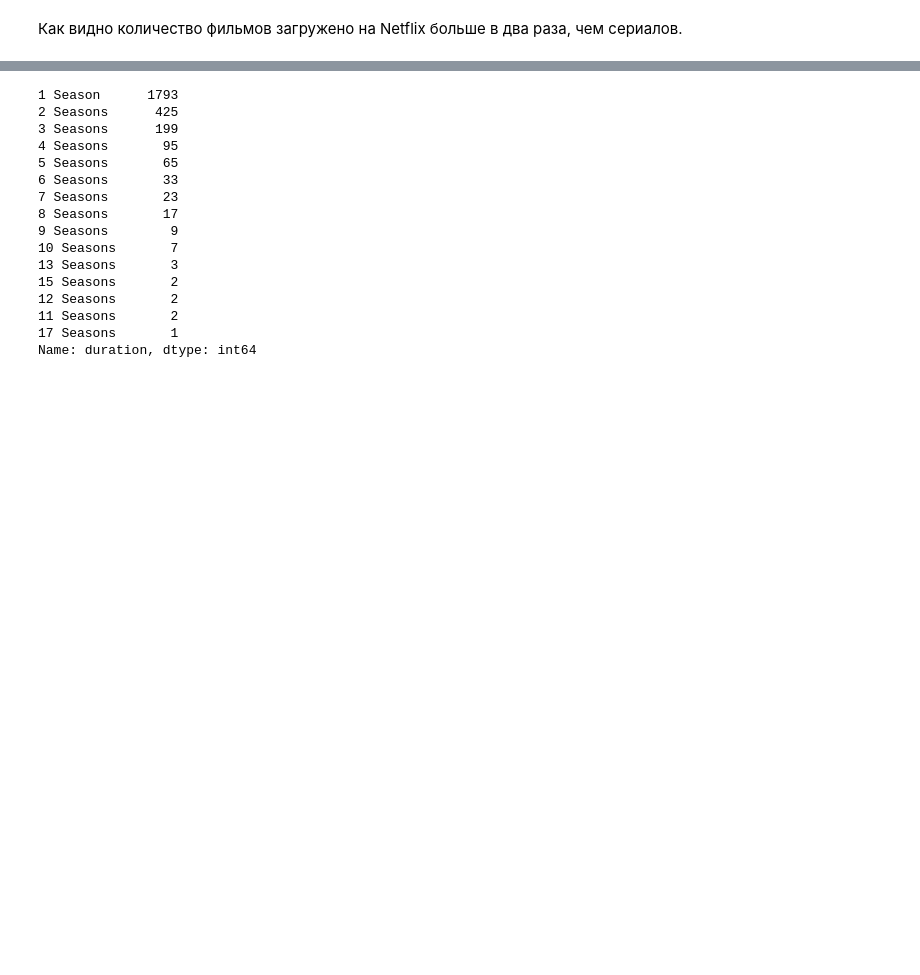
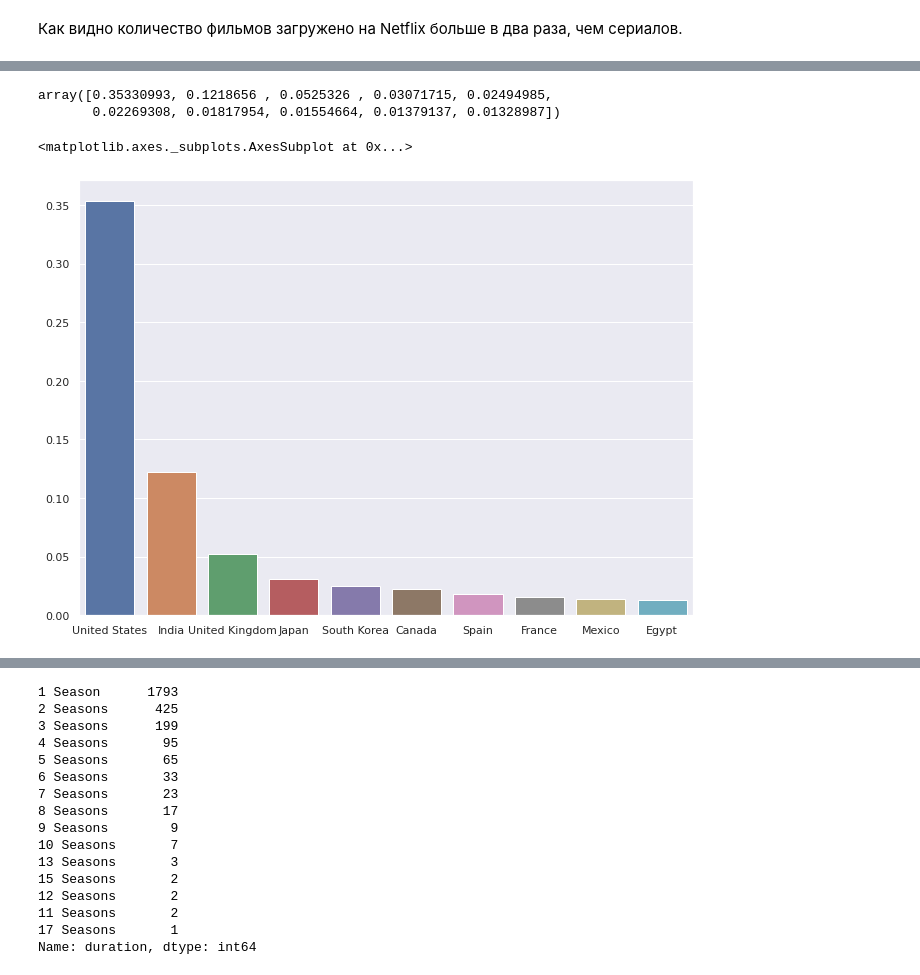
Before and after one commit to Sergey-Dubinin/Data-Analysis, a Jupyter notebook: Netflix.ipynb, the cells around one changed output, grey strips where cells are left out. Drawn from its saved outputs; the diff is of its cells as text; code cells hidden in the pictures; blank space fills up the shorter version.

```diff
--- a/Netflix.ipynb
+++ b/Netflix.ipynb
@@ -116,0 +229,11 @@ sns.countplot(x='date_added', data=movie_time)
+# %%
+country_often_appear = netflix_country['country'].value_counts(normalize=True).iloc[:10]
+country_often_appear.values
+# %% [output]
+array([0.35330993, 0.1218656 , 0.0525326 , 0.03071715, 0.02494985,
+       0.02269308, 0.01817954, 0.01554664, 0.01379137, 0.01328987])
+# %%
+sns.barplot(x=country_often_appear.index, y=country_often_appear.values)
+# %% [output]
+<matplotlib.axes._subplots.AxesSubplot at 0x...>
+[figure, added]
```
Also changed, not shown: parts of 26 cells of this notebook.
